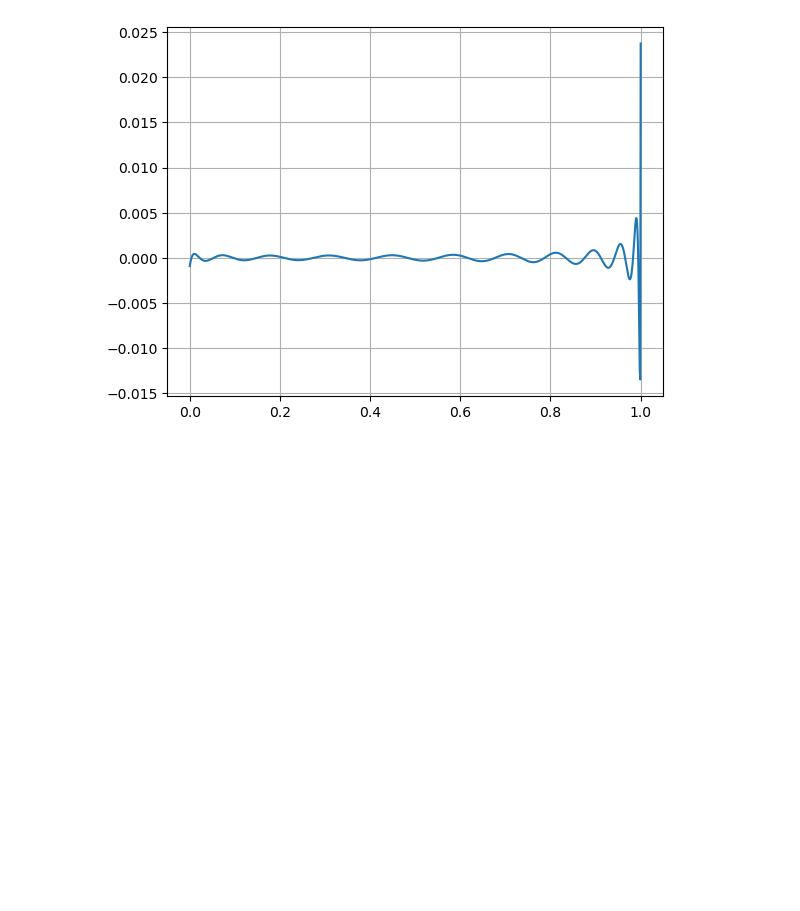
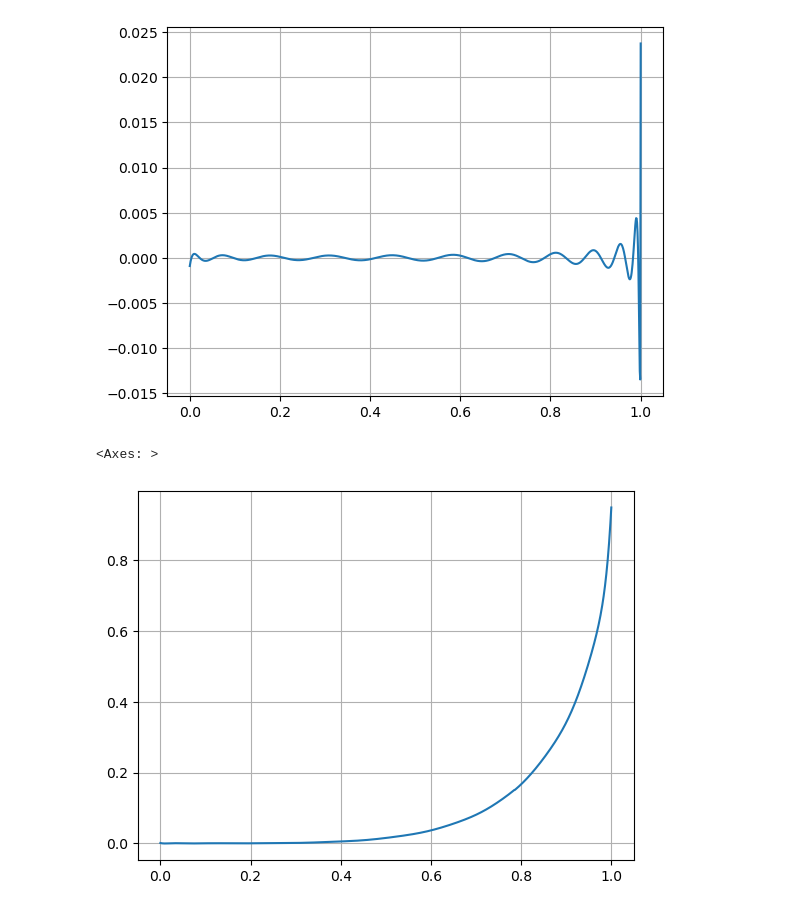
Before and after one commit to crusaderky/pyscenarios, a Jupyter notebook: polyfit.ipynb, the cells around one changed output. Saved outputs shown, nothing was run; the diff lists cells and outputs as text; code cells hidden in the pictures; blank space fills up the shorter version.

```diff
--- a/polyfit.ipynb
+++ b/polyfit.ipynb
@@ -28,3 +31,22 @@ pd.Series(y - yf, index=x).plot(grid=True)
 # %% [output]
 <Axes: >
 [figure]
+# %%
+xlim = (a + 1) / (a + b + 2)
+x = np.linspace(0, 1, 1001)
+y = betainc(a, b, x)
+ym = 1 - betainc(b, a, 1 - x)
+poly1 = Polynomial.fit(x, y, 40, domain=[0, 1], window=[0, 1])
+poly2 = Polynomial.fit(1 - x, ym, 40, domain=[0, 1], window=[0, 1])
+
+converges_rapidly = x < xlim
+aa = np.where(converges_rapidly, a, b)
+bb = np.where(converges_rapidly, b, a)
+xx = np.where(converges_rapidly, x, 1 - x)
+yf1 = (xx[:, None]**np.arange(41) * poly1.coef).sum(axis=1)
+yf2 = (xx[:, None]**np.arange(41) * poly2.coef).sum(axis=1)
+yf = np.where(converges_rapidly, yf1, yf2)
+pd.Series(yf, index=x).plot(grid=True)
+# %% [output]
+<Axes: >
+[figure, added]
```
Also changed, not shown: parts of 3 cells of this notebook, 1 other file.
